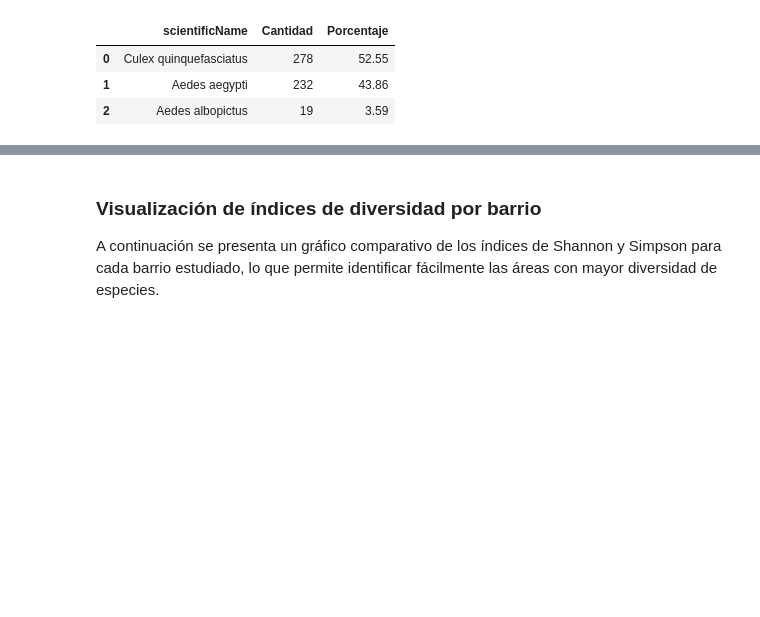
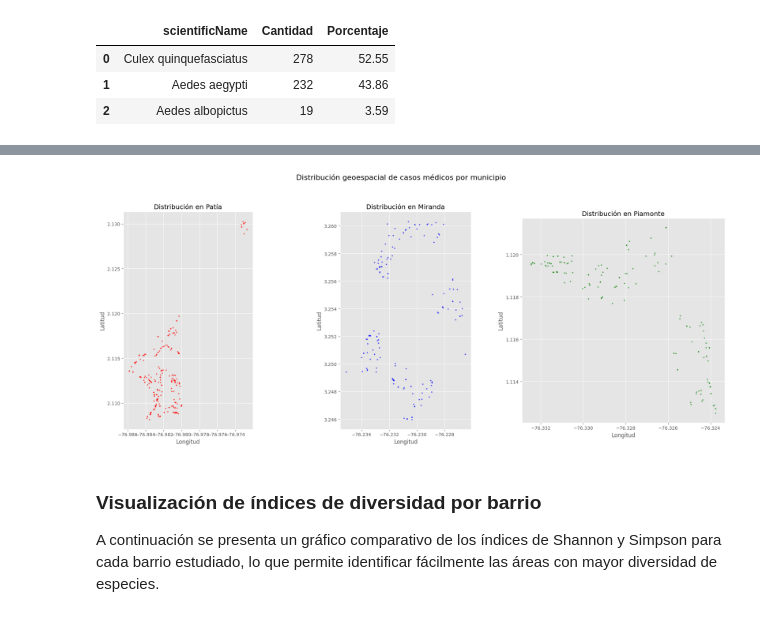
Before and after one commit to Zaprovic/bootcamp-data-analysis, a Jupyter notebook: src/dengue.ipynb, the cells around one changed output, grey strips where cells are left out. Drawn from its saved outputs; the diff is of its cells as text; code cells hidden in the pictures; blank space fills up the shorter version.

```diff
--- a/src/dengue.ipynb
+++ b/src/dengue.ipynb
@@ -293,3 +273,48 @@ df_location
+# %%
+import geopandas as gpd
+import matplotlib.pyplot as plt
+import seaborn as sns
+
+# Get location data
+df_location = df_entomologico[['county', 'decimalLatitude', 'decimalLongitude']]
+
+# Filter by county
+df_location_b1 = df_location[df_location['county'] == 'Patía']
+df_location_b2 = df_location[df_location['county'] == 'Miranda']
+df_location_b3 = df_location[df_location['county'] == 'Piamonte']
+
+# Create GeoDataFrames for each county
+gdf_patia = gpd.GeoDataFrame(df_location_b1, geometry=gpd.points_from_xy(df_location_b1.decimalLongitude, df_location_b1.decimalLatitude))
+gdf_miranda = gpd.GeoDataFrame(df_location_b2, geometry=gpd.points_from_xy(df_location_b2.decimalLongitude, df_location_b2.decimalLatitude))
+gdf_piamonte = gpd.GeoDataFrame(df_location_b3, geometry=gpd.points_from_xy(df_location_b3.decimalLongitude, df_location_b3.decimalLatitude))
+
+# Create a figure with 3 subplots
+fig, axes = plt.subplots(1, 3, figsize=(20, 8))
+
+# Plot each county in its own subplot
+gdf_patia.plot(ax=axes[0], marker='o', color='red', markersize=5, alpha=0.6)
+axes[0].set_title('Distribución en Patía')
+axes[0].set_xlabel('Longitud')
+axes[0].set_ylabel('Latitud')
+
+gdf_miranda.plot(ax=axes[1], marker='o', color='blue', markersize=5, alpha=0.6)
+axes[1].set_title('Distribución en Miranda')
+axes[1].set_xlabel('Longitud')
+axes[1].set_ylabel('Latitud')
+
+gdf_piamonte.plot(ax=axes[2], marker='o', color='green', markersize=5, alpha=0.6)
+axes[2].set_title('Distribución en Piamonte')
+axes[2].set_xlabel('Longitud')
+axes[2].set_ylabel('Latitud')
+
+# Add a main title
+fig.suptitle('Distribución geoespacial de casos médicos por municipio', fontsize=16, y=1.05)
+
+# Adjust layout
+plt.tight_layout()
+plt.show()
+# %% [output]
+[figure, added]
 # %% [markdown]
 ### **Visualización de índices de diversidad por barrio**
 
```
Also changed, not shown: parts of 6 cells of this notebook.
